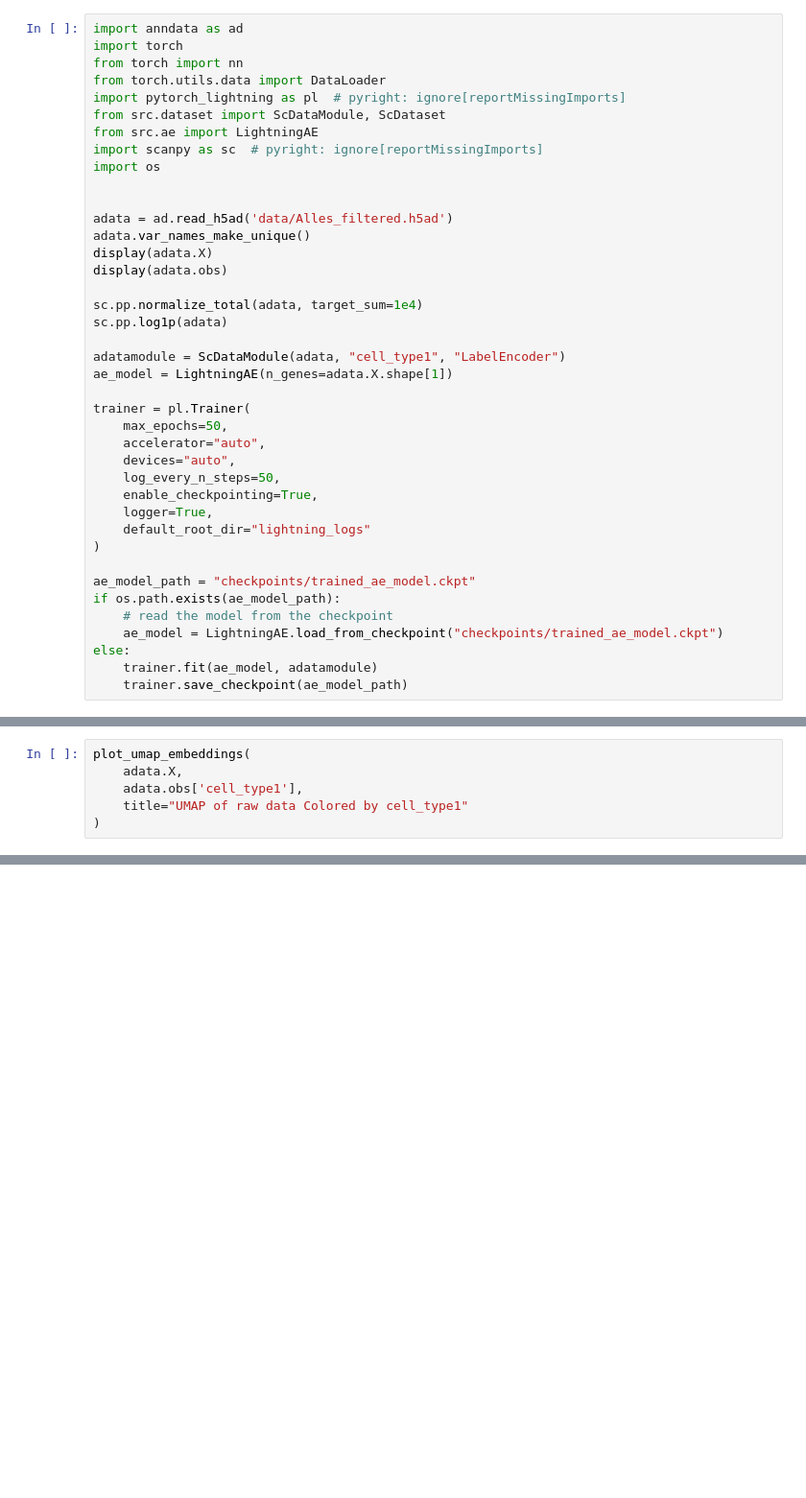
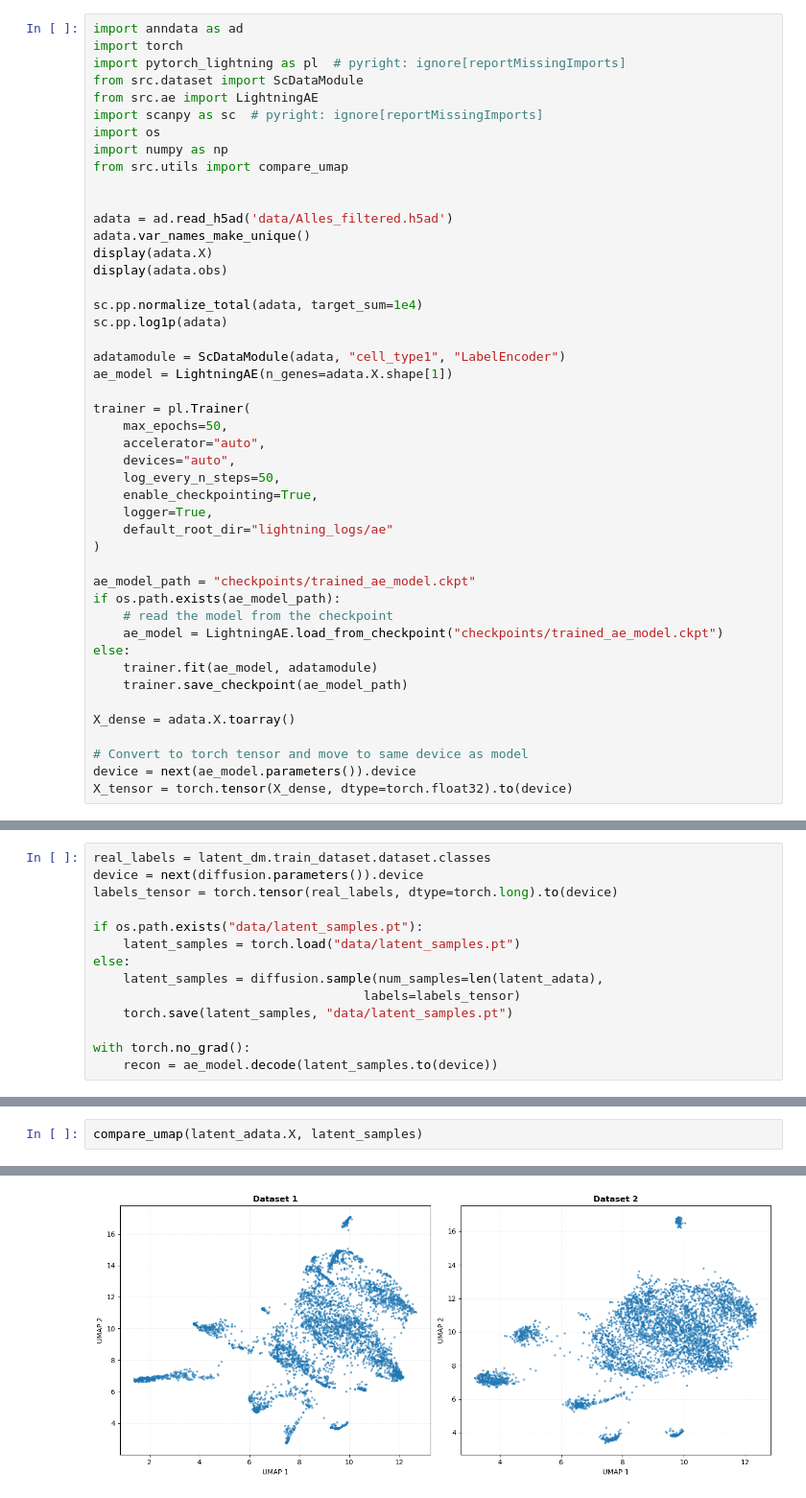
Before and after one commit to LangtianM/scDeepSim, a Jupyter notebook: Alles.ipynb, the cells around one changed output, grey strips where cells are left out. Shown at 96% size. Drawn from its saved outputs; the diff is of its cells as text; blank space fills up the shorter version.

```diff
--- a/Alles.ipynb
+++ b/Alles.ipynb
@@ -1,13 +1,13 @@
 # %%
 import anndata as ad
 import torch
-from torch import nn
-from torch.utils.data import DataLoader
 import pytorch_lightning as pl  # pyright: ignore[reportMissingImports]
-from src.dataset import ScDataModule, ScDataset
+from src.dataset import ScDataModule
 from src.ae import LightningAE
 import scanpy as sc  # pyright: ignore[reportMissingImports]
 import os
+import numpy as np
+from src.utils import compare_umap
 
 
 adata = ad.read_h5ad('data/Alles_filtered.h5ad')
@@ -28,7 +28,7 @@ trainer = pl.Trainer(
     log_every_n_steps=50,
     enable_checkpointing=True,
     logger=True,
-    default_root_dir="lightning_logs"
+    default_root_dir="lightning_logs/ae"
 )
 
 ae_model_path = "checkpoints/trained_ae_model.ckpt"
@@ -38,4 +38,10 @@ if os.path.exists(ae_model_path):
 else:
     trainer.fit(ae_model, adatamodule)
     trainer.save_checkpoint(ae_model_path)
+
+X_dense = adata.X.toarray()
+
+# Convert to torch tensor and move to same device as model
+device = next(ae_model.parameters()).device
+X_tensor = torch.tensor(X_dense, dtype=torch.float32).to(device)
 # %% [output]
@@ -126,6 +162,14 @@ plot_umap_embeddings(
 # %%
-plot_umap_embeddings(
-    adata.X,
-    adata.obs['cell_type1'],
-    title="UMAP of raw data Colored by cell_type1"
-)
+real_labels = latent_dm.train_dataset.dataset.classes
+device = next(diffusion.parameters()).device
+labels_tensor = torch.tensor(real_labels, dtype=torch.long).to(device)
+
+if os.path.exists("data/latent_samples.pt"):
+    latent_samples = torch.load("data/latent_samples.pt")
+else:
+    latent_samples = diffusion.sample(num_samples=len(latent_adata),
+                                    labels=labels_tensor)
+    torch.save(latent_samples, "data/latent_samples.pt")
+
+with torch.no_grad():
+    recon = ae_model.decode(latent_samples.to(device))
@@ -134,0 +176,3 @@ plot_umap_embeddings(
+# %%
+compare_umap(latent_adata.X, latent_samples)
+# %% [output]
@@ -134,0 +197 @@ plot_umap_embeddings(
+[figure, added]
```
Also changed, not shown: parts of 6 cells of this notebook, 6 other files.
